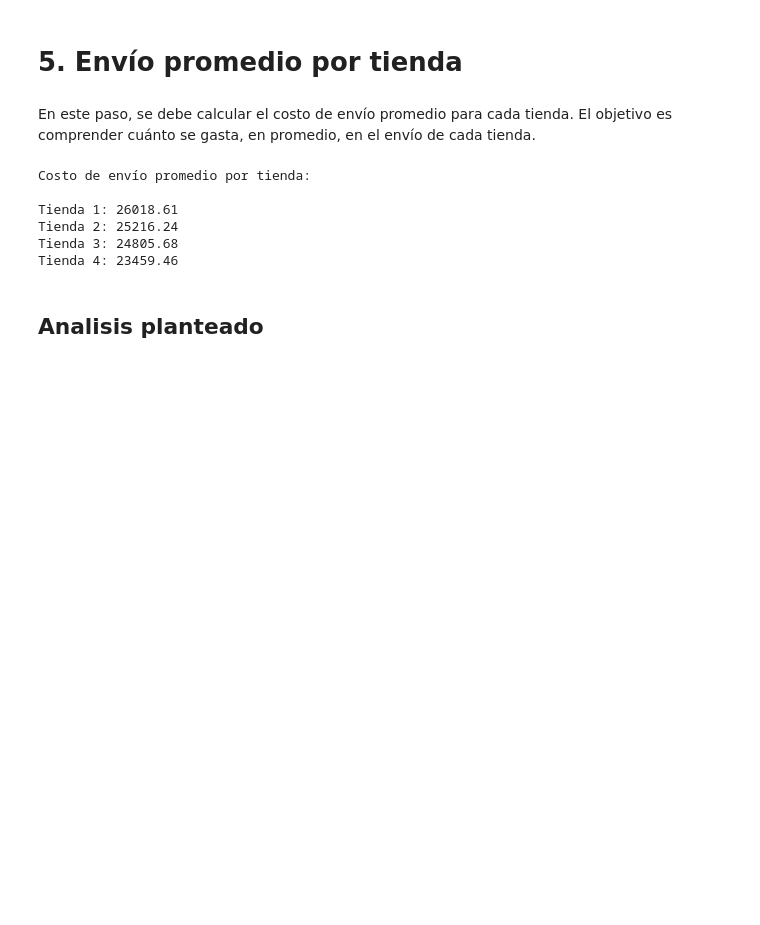
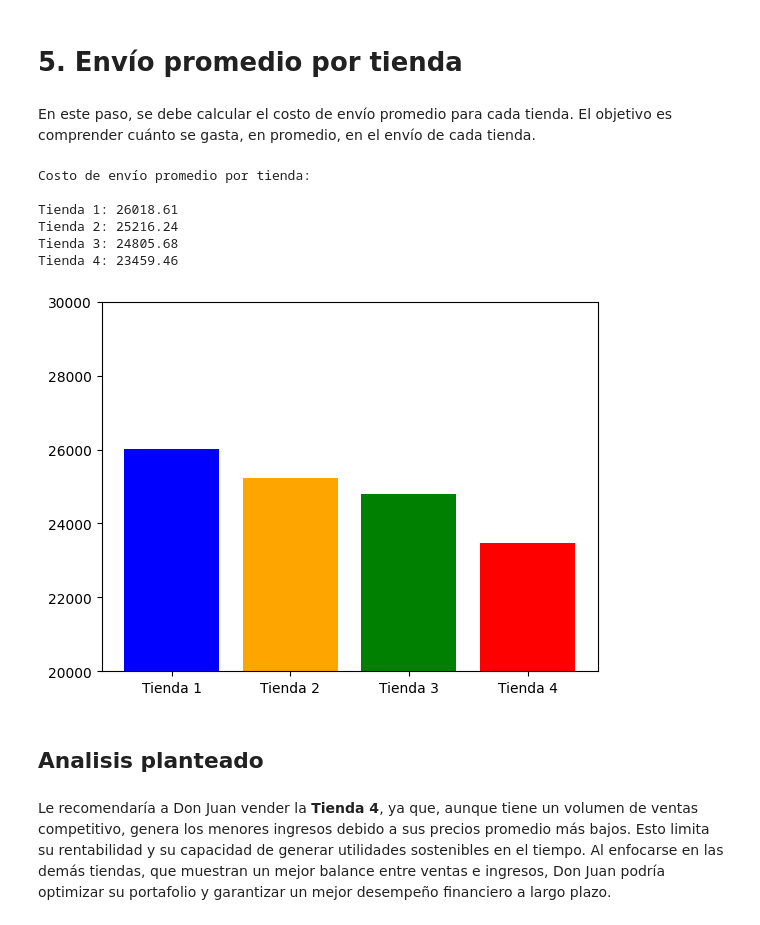
Before and after one commit to walter1705/data-sciencie-alura, a Jupyter notebook: projects/Alura-Store/AluraStoreLatam.ipynb, the cells around one changed output. Drawn from its saved outputs; the diff is of its cells as text; code cells hidden in the pictures; blank space fills up the shorter version.

```diff
--- a/projects/Alura-Store/AluraStoreLatam.ipynb
+++ b/projects/Alura-Store/AluraStoreLatam.ipynb
@@ -265,5 +265,17 @@ Tienda 1: 26018.61
 Tienda 2: 25216.24
 Tienda 3: 24805.68
 Tienda 4: 23459.46
+# %%
+envio_promedios = [costo_envio_promedio_tienda_1, costo_envio_promedio_tienda_2, \
+                   costo_envio_promedio_tienda_3, costo_envio_promedio_tienda_4]
+
+fig, ax = plt.subplots()
+ax.bar(nombres_tiendas, envio_promedios, color=['blue', 'orange', 'green', 'red'])
+ax.set_ylim(20000, 30000)
+fig.show()
+# %% [output]
+[figure, added]
 # %% [markdown]
 ## Analisis planteado
+# %% [markdown]
+Le recomendaría a Don Juan vender la **Tienda 4**, ya que, aunque tiene un volumen de ventas competitivo, genera los menores ingresos debido a sus precios promedio más bajos. Esto limita su rentabilidad y su capacidad de generar utilidades sostenibles en el tiempo. Al enfocarse en las demás tiendas, que muestran un mejor balance entre ventas e ingresos, Don Juan podría optimizar su portafolio y garantizar un mejor desempeño financiero a largo plazo.
```
Also changed, not shown: parts of 2 cells of this notebook.
